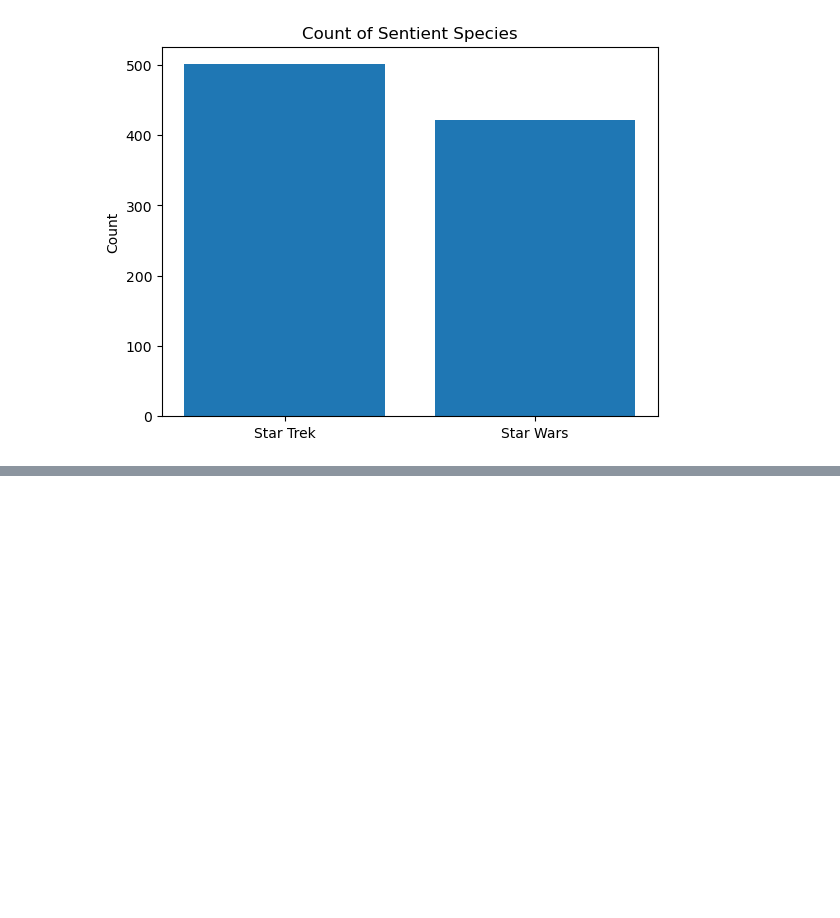
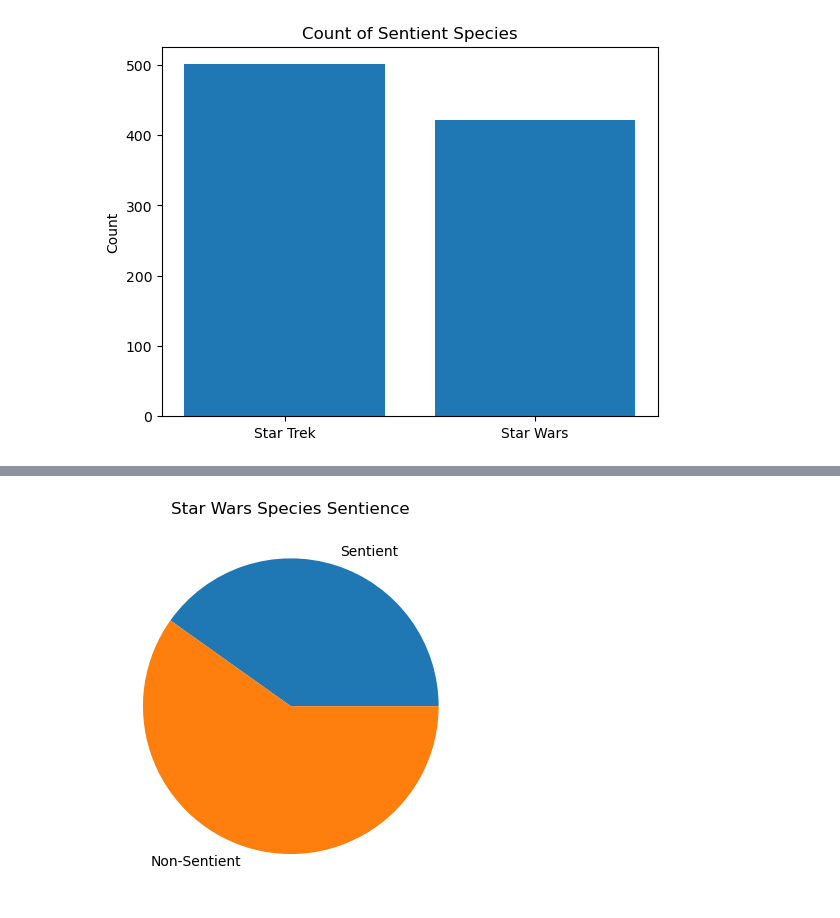
Before and after one commit to wesiswes629/wookiestapi, a Jupyter notebook: notebooks/all_species.ipynb, the cells around one changed output, grey strips where cells are left out. Cells and saved outputs as stored; diff of their text form; code cells hidden in the pictures; blank space fills up the shorter version.

```diff
--- a/notebooks/all_species.ipynb
+++ b/notebooks/all_species.ipynb
@@ -223,0 +252,11 @@ plt.show()
+# %%
+# Create the pie chart
+swlabels = ['Sentient', 'Non-Sentient']
+swsizes = [sw_percent, (100-sw_percent)]
+
+# Plot pie chart
+plt.pie(swsizes, labels=swlabels)
+plt.title('Star Wars Species Sentience')
+plt.show()
+# %% [output]
+[figure, added]
```
Also changed, not shown: parts of 4 cells of this notebook.
